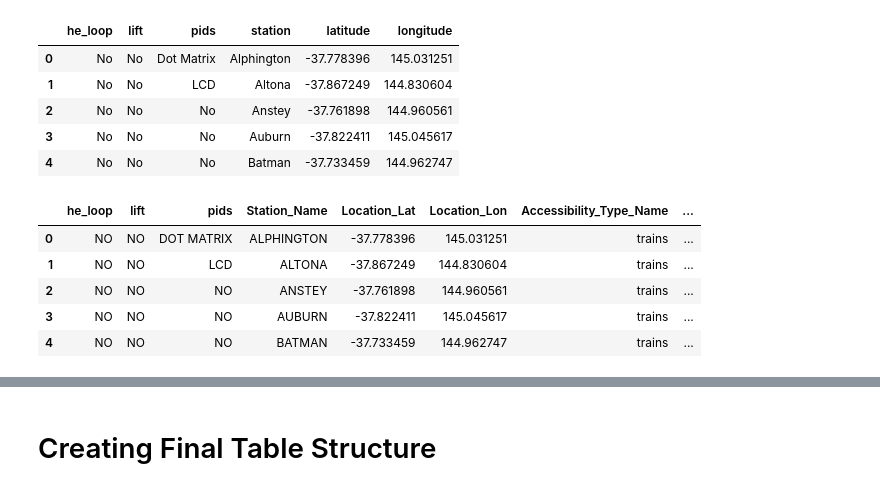
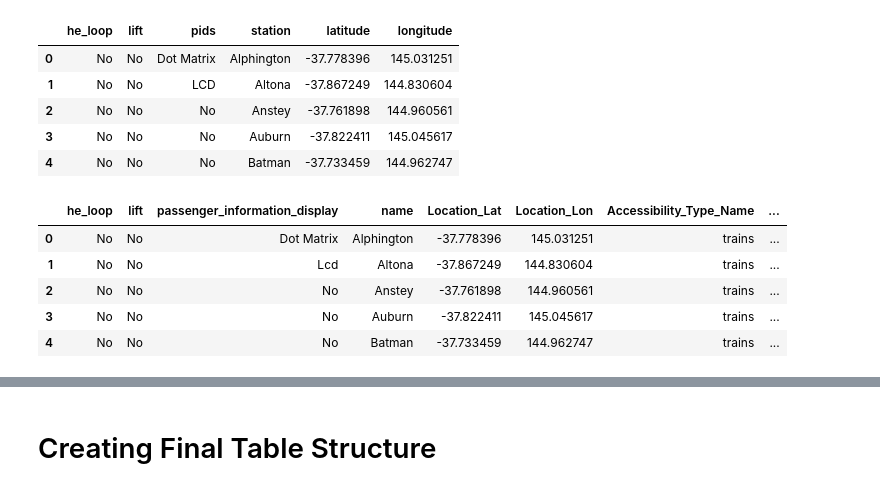
Before and after one commit to CherianK/mobility_mate, a Jupyter notebook: assets/data_preprocessing/dw_metrodata.ipynb, the cells around one changed output, grey strips where cells are left out. Cells and saved outputs as stored; diff of their text form; code cells hidden in the pictures.

Commit message:
Finalised metro/tram data for mongoDB

```diff
--- a/assets/data_preprocessing/dw_metrodata.ipynb
+++ b/assets/data_preprocessing/dw_metrodata.ipynb
@@ -44,23 +44,24 @@ metro_df.head(5)
 | 4 | No | No | No | Batman | -37.733459 | 144.962747 |
 # %%
 # Standardising letter case
-metro_df = metro_df.map(lambda x: x.upper() if isinstance(x, str) else x)
+metro_df = metro_df.map(lambda x: x.title() if isinstance(x, str) else x)
 
 # Renaming columns
-metro_df = metro_df.rename(columns={'station': 'Station_Name', 'latitude': 'Location_Lat',
-                                    'longitude': 'Location_Lon'})
+metro_df = metro_df.rename(columns={'station': 'name', 'latitude': 'Location_Lat',
+                                    'longitude': 'Location_Lon',
+                                    'pids': 'passenger_information_display'})
 
 # Adding category column
 metro_df['Accessibility_Type_Name'] = 'trains'
 
 # Adding location ID column
 metro_df['Location_ID'] = pd.NA
 
 metro_df.head(5)
 # %% [output]
-|  | he_loop | lift | pids | Station_Name | Location_Lat | Location_Lon | Accessibility_Type_Name | ... |
-| 0 | NO | NO | DOT MATRIX | ALPHINGTON | -37.778396 | 145.031251 | trains | ... |
-| 1 | NO | NO | LCD | ALTONA | -37.867249 | 144.830604 | trains | ... |
-| 2 | NO | NO | NO | ANSTEY | -37.761898 | 144.960561 | trains | ... |
-| 3 | NO | NO | NO | AUBURN | -37.822411 | 145.045617 | trains | ... |
-| 4 | NO | NO | NO | BATMAN | -37.733459 | 144.962747 | trains | ... |
+|  | he_loop | lift | passenger_information_display | name | Location_Lat | Location_Lon | Accessibility_Type_Name | ... |
+| 0 | No | No | Dot Matrix | Alphington | -37.778396 | 145.031251 | trains | ... |
+| 1 | No | No | Lcd | Altona | -37.867249 | 144.830604 | trains | ... |
+| 2 | No | No | No | Anstey | -37.761898 | 144.960561 | trains | ... |
+| 3 | No | No | No | Auburn | -37.822411 | 145.045617 | trains | ... |
+| 4 | No | No | No | Batman | -37.733459 | 144.962747 | trains | ... |
```
Also changed, not shown: parts of 21 cells of this notebook.
